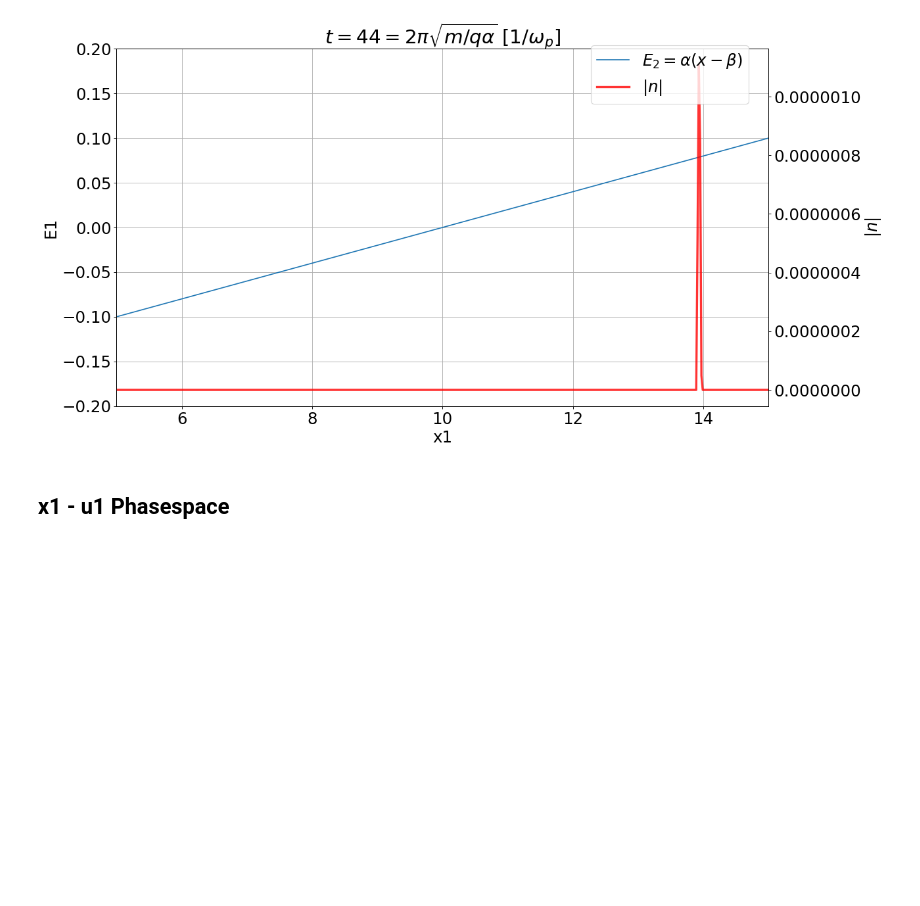
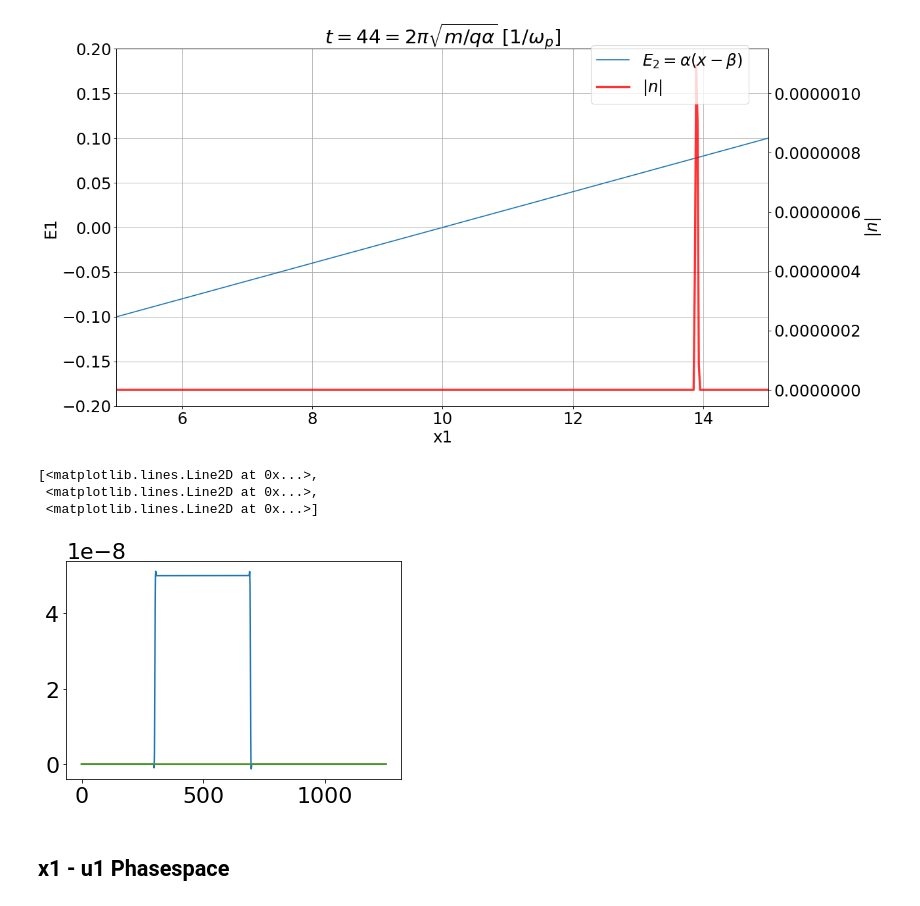
Before and after one commit to pardallio/zpic, a Jupyter notebook: python/Ext-Fld.ipynb, the cells around one changed output. Cells and saved outputs as stored; diff of their text form; code cells hidden in the pictures; blank space fills up the shorter version.

```diff
--- a/python/Ext-Fld.ipynb
+++ b/python/Ext-Fld.ipynb
@@ -206,6 +206,13 @@ plt.show()
 #fig.savefig("t44.pdf",bbox_inches="tight")
 # %% [output]
 [figure]
+# %%
+plt.plot(sim.emf.E_buf)
+# %% [output]
+[<matplotlib.lines.Line2D at 0x...>,
+ <matplotlib.lines.Line2D at 0x...>,
+ <matplotlib.lines.Line2D at 0x...>]
+[figure, added]
 # %% [markdown]
 ## x1 - u1 Phasespace
 # %%
```
Also changed, not shown: 1 other file.
